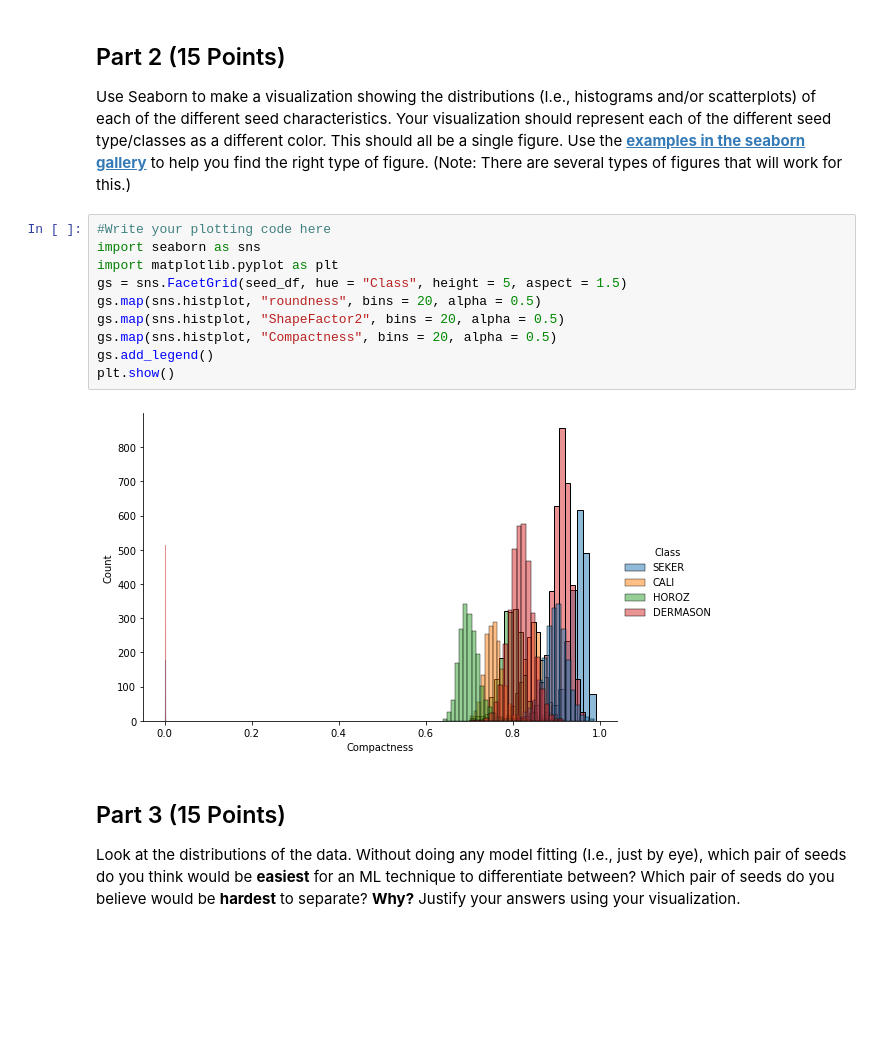
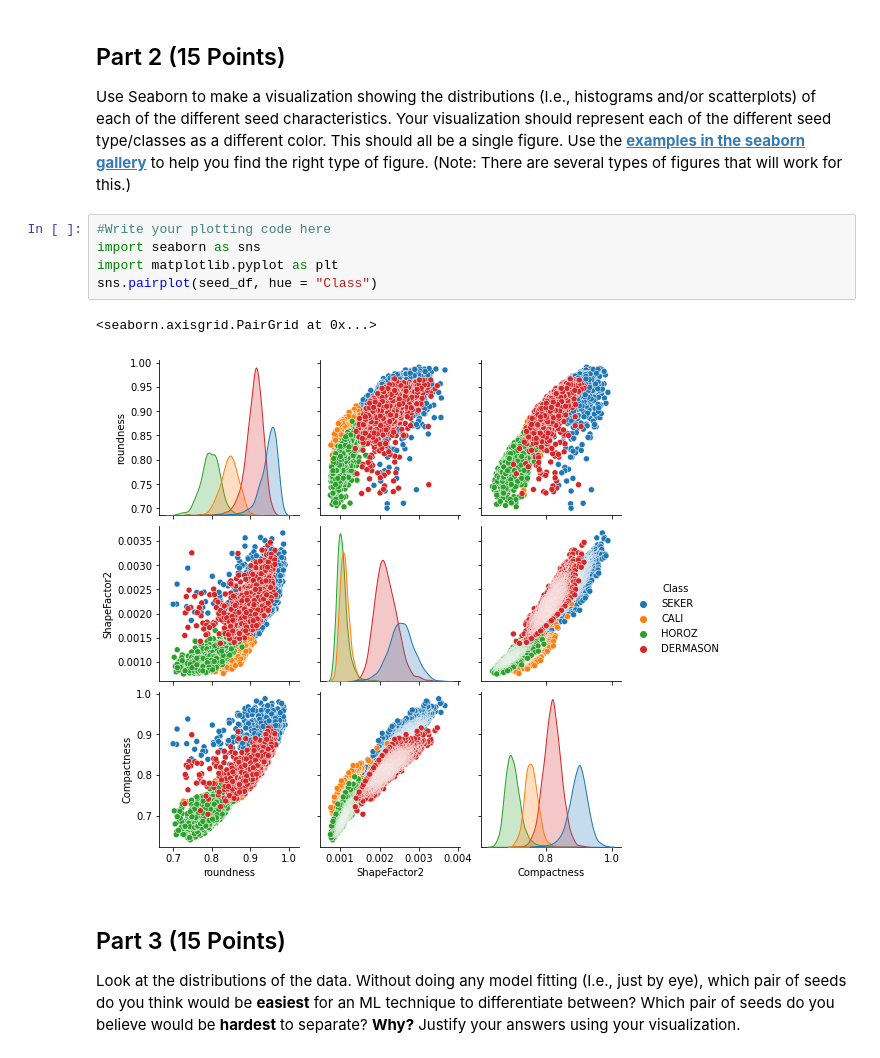
Before and after one commit to Sangjun1234/CMSE202-s23-turnin, a Jupyter notebook: final/Final_S002_STUDENT (2).ipynb, the cells around one changed output. Cells and saved outputs as stored; diff of their text form; blank space fills up the shorter version.

```diff
--- a/final/Final_S002_STUDENT (2).ipynb
+++ b/final/Final_S002_STUDENT (2).ipynb
@@ -80,15 +80,11 @@ Use Seaborn to make a visualization showing the distributions (I.e., histograms
 # %%
 #Write your plotting code here
 import seaborn as sns
 import matplotlib.pyplot as plt
-gs = sns.FacetGrid(seed_df, hue = "Class", height = 5, aspect = 1.5)
-gs.map(sns.histplot, "roundness", bins = 20, alpha = 0.5)
-gs.map(sns.histplot, "ShapeFactor2", bins = 20, alpha = 0.5)
-gs.map(sns.histplot, "Compactness", bins = 20, alpha = 0.5)
-gs.add_legend()
-plt.show()
+sns.pairplot(seed_df, hue = "Class")
 # %% [output]
+<seaborn.axisgrid.PairGrid at 0x...>
-[figure, old version]
+[figure, new version]
 # %% [markdown]
 ## Part 3 (15 Points)
 
```
Also changed, not shown: parts of 3 cells of this notebook.
